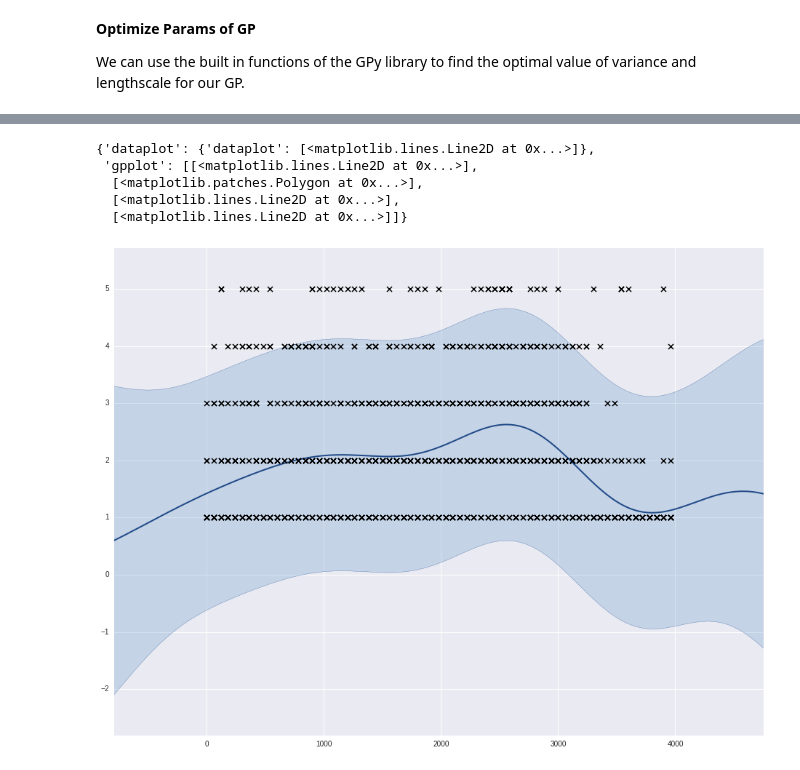
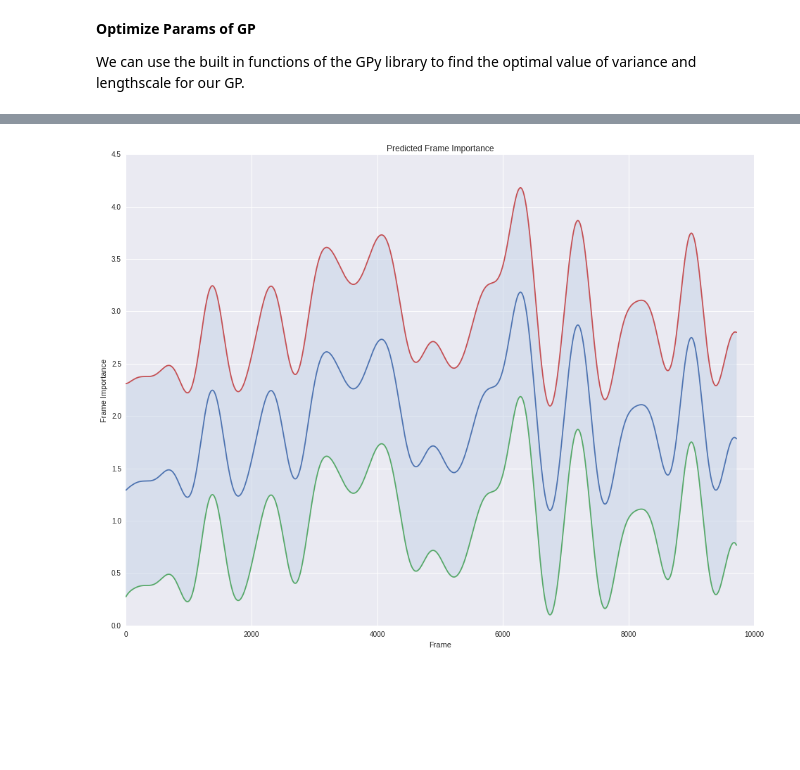
Before and after one commit to mvpduncan/VidSummarAI, a Jupyter notebook: explore/annotations.ipynb, the cells around one changed output, grey strips where cells are left out. Saved outputs shown, nothing was run; the diff lists cells and outputs as text; code cells hidden in the pictures; blank space fills up the shorter version.

Commit message:
Annotations now uses plot_predictions to show GP predictions

```diff
--- a/explore/annotations.ipynb
+++ b/explore/annotations.ipynb
@@ -18,7 +18,7 @@ anno_path = "../data/data/ydata-tvsum50-anno.tsv"
 # %%
 videos = get_video_objects(video_info_path, anno_path)
 # %%
-video_number = 3
+video_number = 20
 # %%
 print videos[video_number]
 # %% [output]
@@ -60,9 +81,4 @@ videos[video_number].gp.optimize(messages=True)
 # %%
-videos[video_number].plot_gaussian_process()
+videos[video_number].plot_predictions()
 # %% [output]
-{'dataplot': {'dataplot': [<matplotlib.lines.Line2D at 0x...>]},
- 'gpplot': [[<matplotlib.lines.Line2D at 0x...>],
-  [<matplotlib.patches.Polygon at 0x...>],
-  [<matplotlib.lines.Line2D at 0x...>],
-  [<matplotlib.lines.Line2D at 0x...>]]}
-[figure, old version]
+[figure, new version]
```
Also changed, not shown: parts of 5 cells of this notebook.
